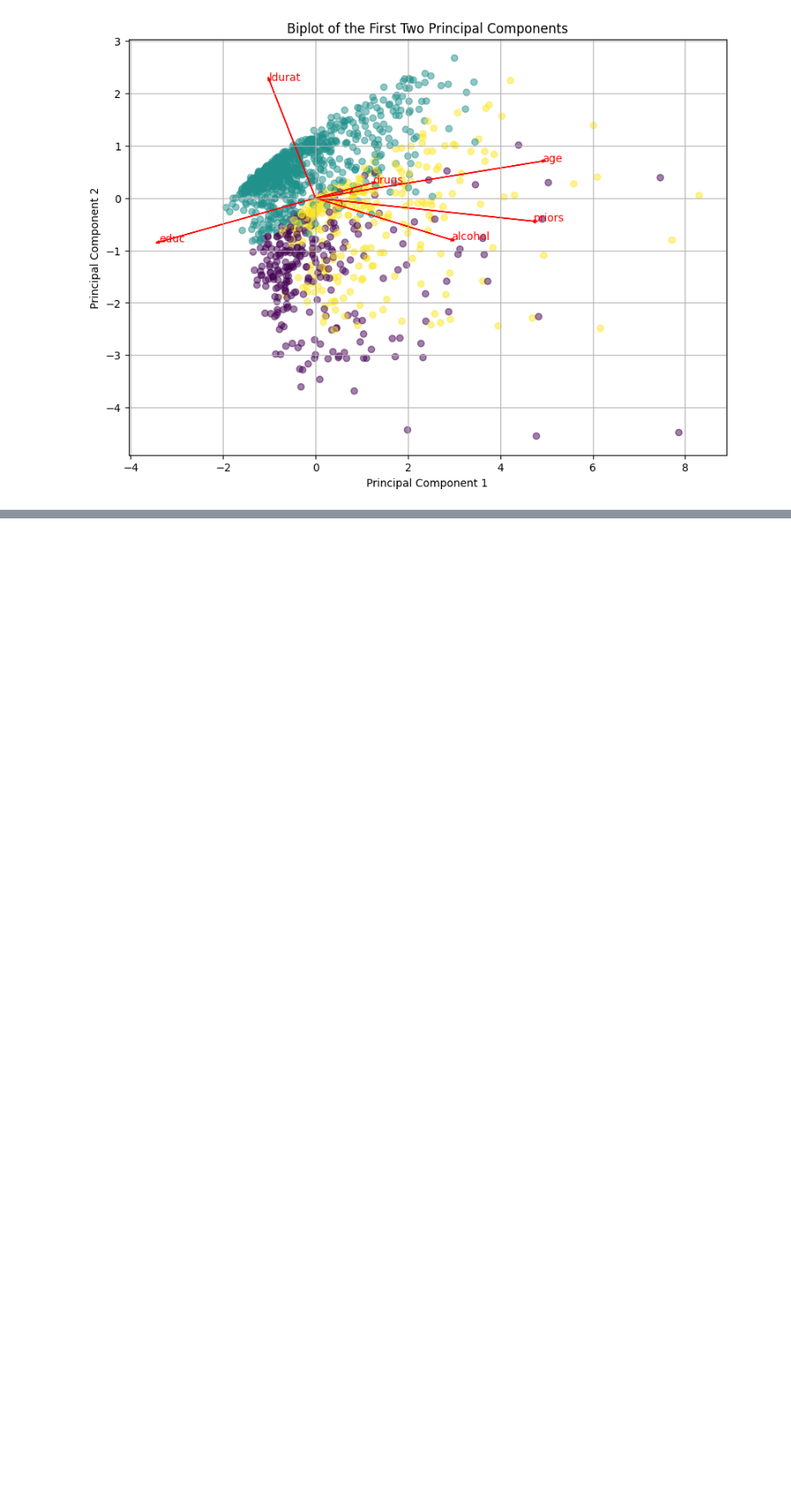
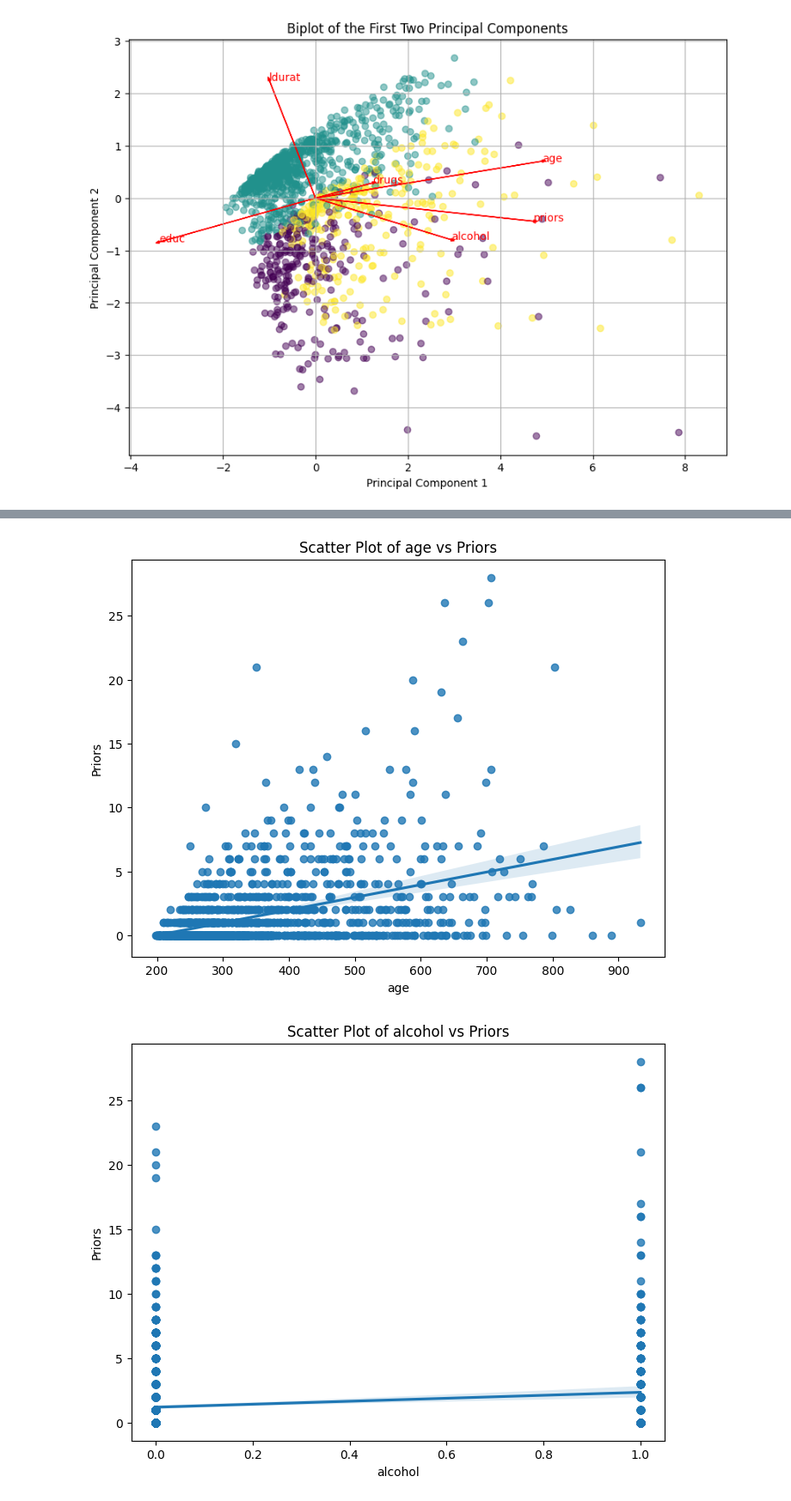
Before and after one commit to vikramkishore03/EDA-DA, a Jupyter notebook: EDA_THEORY_DA_21BDS0262.ipynb, the cells around one changed output, grey strips where cells are left out. Shown at 86% size. Cells and saved outputs as stored; diff of their text form; code cells hidden in the pictures; blank space fills up the shorter version.

```diff
--- a/EDA_THEORY_DA_21BDS0262.ipynb
+++ b/EDA_THEORY_DA_21BDS0262.ipynb
@@ -1048,3 +1048,17 @@ def biplot(pca, pca_data, columns):
 biplot(pca, pca_data, columns=columns_to_cluster)
 # %% [output]
 [figure]
+# %%
+# MODULE 7 - MODEL EVALUATION
+
+#importing libraries
+import pandas as pd
+import numpy as np
+import matplotlib.pyplot as plt
+import seaborn as sns
+from sklearn.model_selection import train_test_split
+from sklearn.linear_model import LinearRegression
+from sklearn.metrics import mean_squared_error, r2_score
+data = pd.read_csv("https://raw.githubusercontent.com/salemprakash/EDA/main/Data/recid.csv")
+df=pd.DataFrame(data)
+df.head()
@@ -1050,0 +1156,12 @@ biplot(pca, pca_data, columns=columns_to_cluster)
+# %%
+# Scatter plot for each predictor variable vs. the target
+for feature in X.columns:
+    plt.figure(figsize=(8, 6))
+    sns.regplot(x=feature, y='priors', data=df)
+    plt.title(f'Scatter Plot of {feature} vs Priors')
+    plt.xlabel(feature)
+    plt.ylabel("Priors")
+    plt.show()
+# %% [output]
+[figure, added]
+[figure, added]
```
Also changed, not shown: parts of 9 cells of this notebook.
